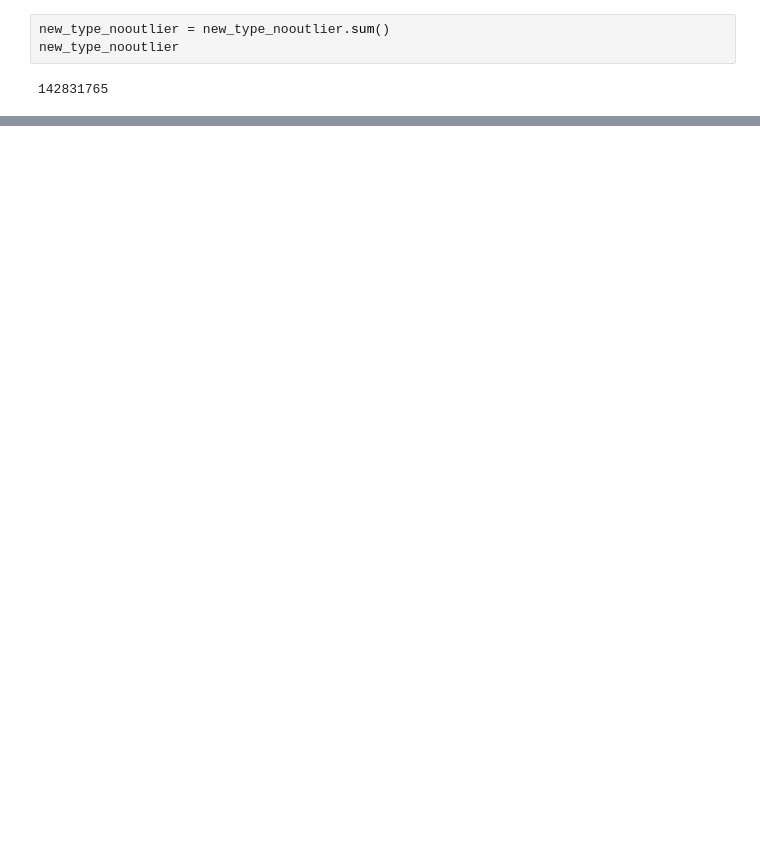
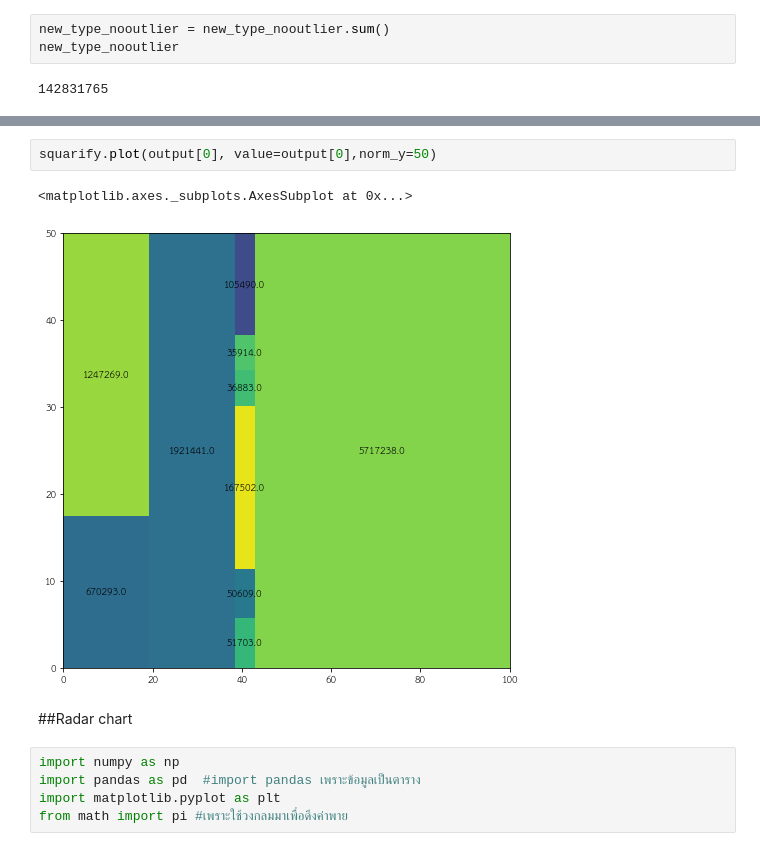
Before and after one commit to dinsor17/data_viz, a Jupyter notebook: Visualize_Data_Comparison.ipynb, the cells around one changed output, grey strips where cells are left out. Cells and saved outputs as stored; diff of their text form; blank space fills up the shorter version.

```diff
--- a/Visualize_Data_Comparison.ipynb
+++ b/Visualize_Data_Comparison.ipynb
@@ -407,0 +457,12 @@ new_type_nooutlier
+# %%
+squarify.plot(output[0], value=output[0],norm_y=50)
+# %% [output]
+<matplotlib.axes._subplots.AxesSubplot at 0x...>
+[figure, added]
+# %% [markdown]
+##Radar chart
+# %%
+import numpy as np
+import pandas as pd  #import pandas เพราะข้อมูลเป็นตาราง
+import matplotlib.pyplot as plt
+from math import pi #เพราะใช้วงกลมมาเพื่อดึงค่าพาย
```
Also changed, not shown: parts of 16 cells of this notebook.
